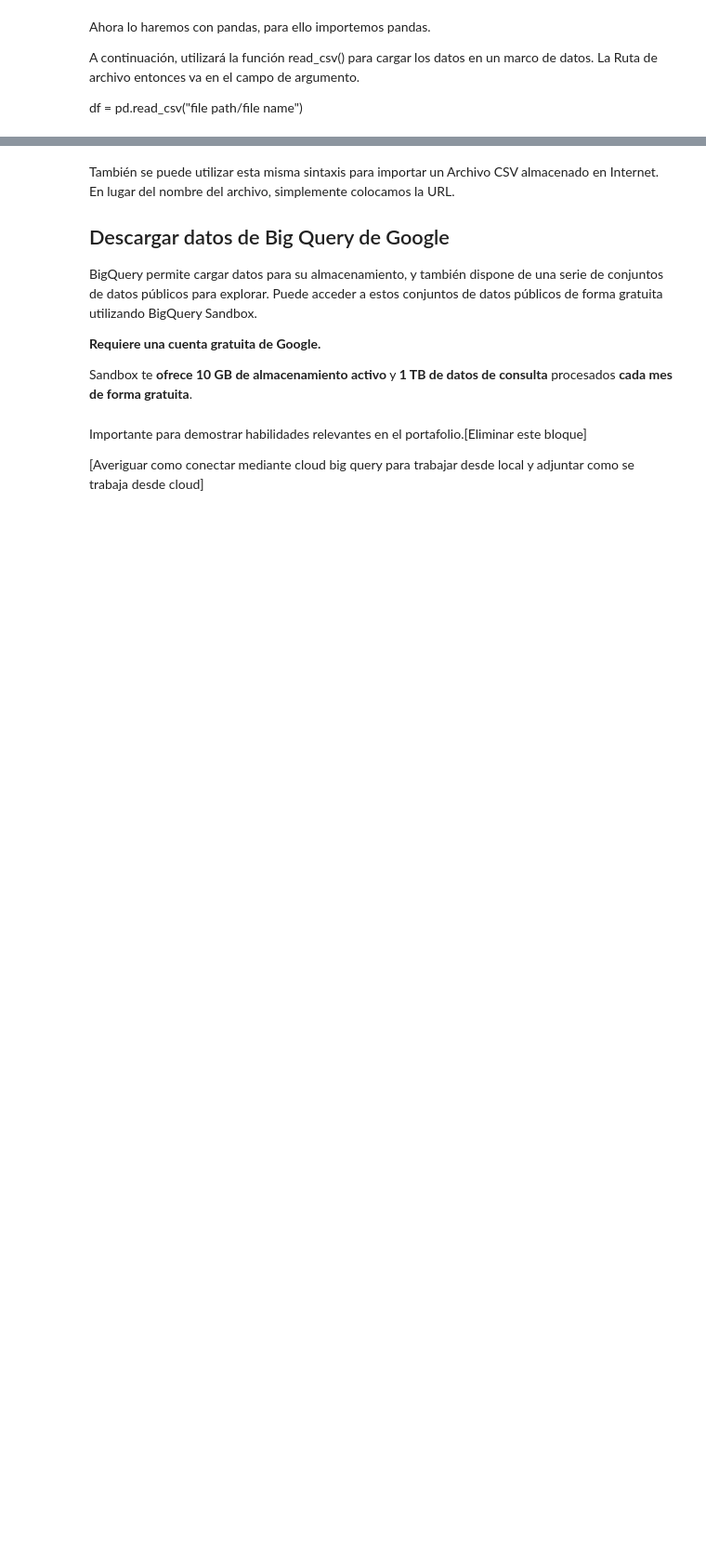
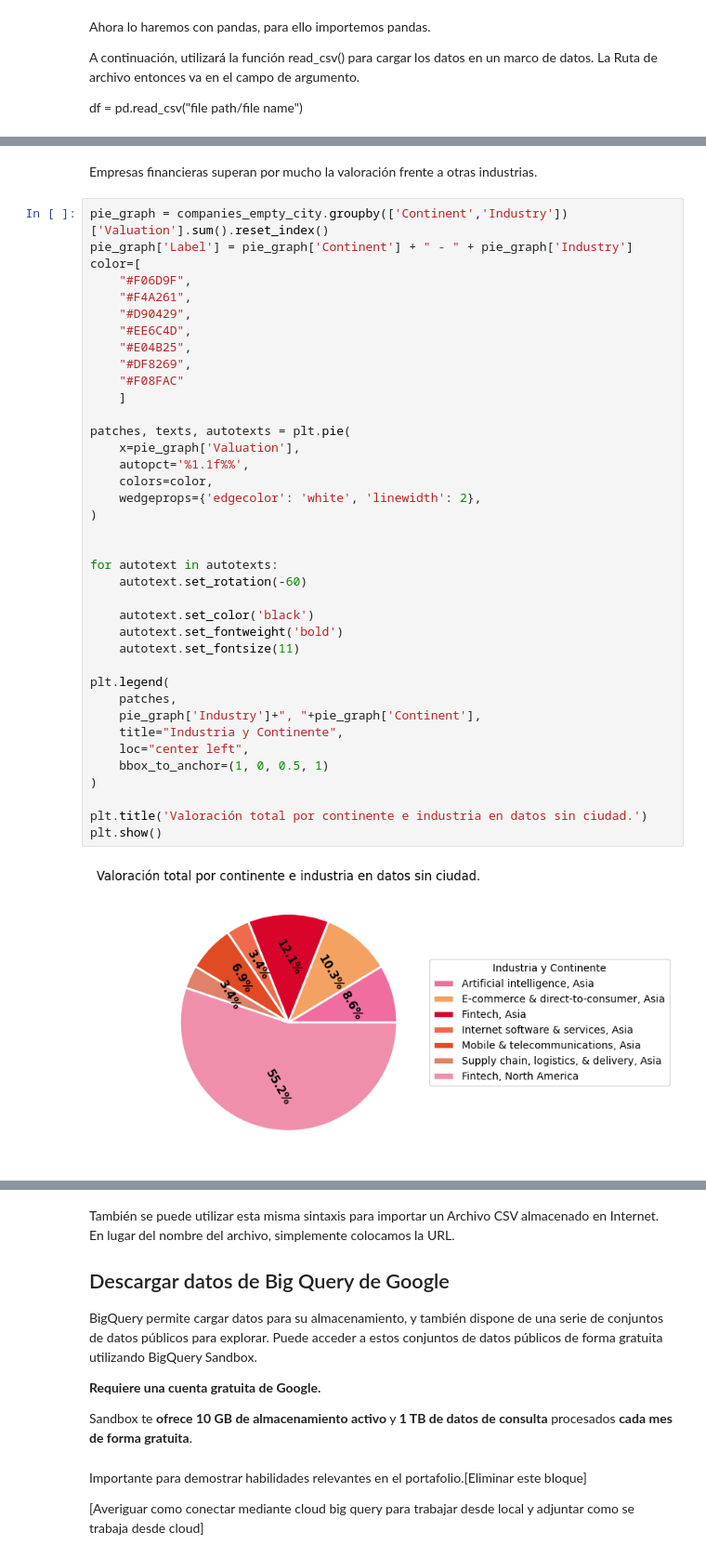
Before and after one commit to Foxcornio/portafolioDataScience, a Jupyter notebook: unicorn_companies/lectura_csv.ipynb, the cells around one changed output, grey strips where cells are left out. Shown at 93% size. Cells and saved outputs as stored; diff of their text form; blank space fills up the shorter version.

```diff
--- a/unicorn_companies/lectura_csv.ipynb
+++ b/unicorn_companies/lectura_csv.ipynb
@@ -54,0 +232,42 @@ df.head() # imprimimos los primeros 10 elementos
+# %% [markdown]
+Empresas financieras superan por mucho la valoración frente a otras industrias.
+# %%
+pie_graph = companies_empty_city.groupby(['Continent','Industry'])['Valuation'].sum().reset_index()
+pie_graph['Label'] = pie_graph['Continent'] + " - " + pie_graph['Industry']
+color=[
+    "#F06D9F",
+    "#F4A261",
+    "#D90429",
+    "#EE6C4D",
+    "#E04B25",
+    "#DF8269",
+    "#F08FAC"
+    ]
+
+patches, texts, autotexts = plt.pie(
+    x=pie_graph['Valuation'],
+    autopct='%1.1f%%',
+    colors=color,
+    wedgeprops={'edgecolor': 'white', 'linewidth': 2},
+)
+
+
+for autotext in autotexts:
+    autotext.set_rotation(-60)
+
+    autotext.set_color('black')
+    autotext.set_fontweight('bold')
+    autotext.set_fontsize(11)
+
+plt.legend(
+    patches,
+    pie_graph['Industry']+", "+pie_graph['Continent'],
+    title="Industria y Continente",
+    loc="center left",
+    bbox_to_anchor=(1, 0, 0.5, 1)
+)
+
+plt.title('Valoración total por continente e industria en datos sin ciudad.')
+plt.show()
+# %% [output]
+[figure, added]
```
Also changed, not shown: parts of 24 cells of this notebook, 6 other files.
